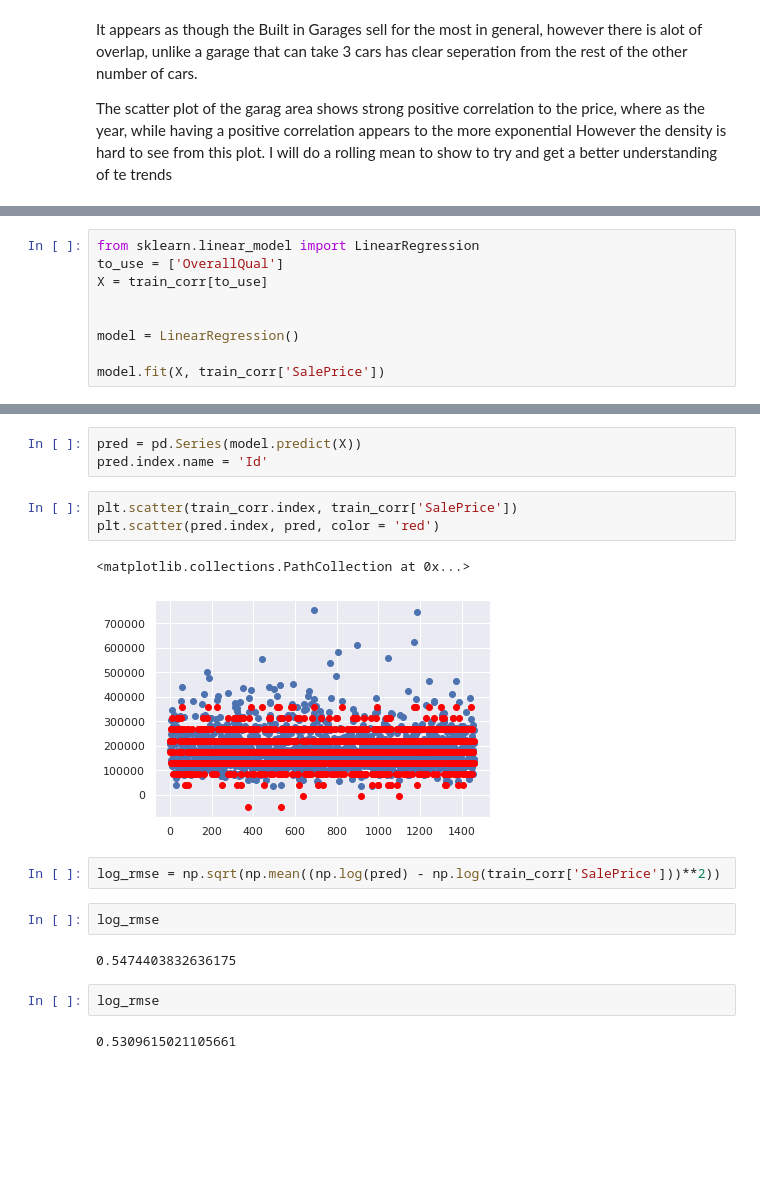
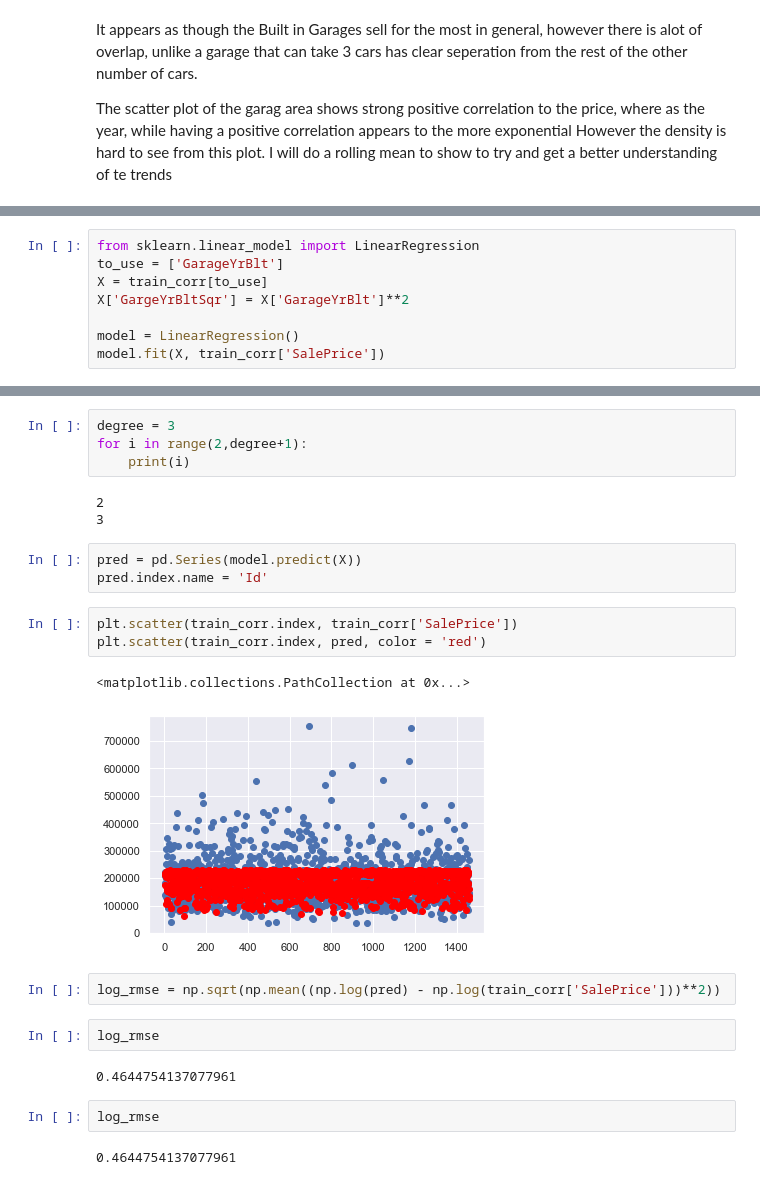
Before and after one commit to bhollands/Iowa-house-prices-advanced-regression, a Jupyter notebook: EDA.ipynb, the cells around one changed output, grey strips where cells are left out. Saved outputs shown, nothing was run; the diff lists cells and outputs as text; blank space fills up the shorter version.

```diff
--- a/EDA.ipynb
+++ b/EDA.ipynb
@@ -198,10 +196,9 @@ See the caveats in the documentation: https://pandas.pydata.org/pandas-docs/stab
 # %%
 from sklearn.linear_model import LinearRegression
-to_use = ['OverallQual']
+to_use = ['GarageYrBlt']
 X = train_corr[to_use]
-
+X['GargeYrBltSqr'] = X['GarageYrBlt']**2
 
 model = LinearRegression()
-
 model.fit(X, train_corr['SalePrice'])
 # %% [output]
@@ -209,20 +235,27 @@ LinearRegression()
+# %%
+degree = 3
+for i in range(2,degree+1):
+    print(i)
+# %% [output]
+2
+3
 # %%
 pred = pd.Series(model.predict(X))
 pred.index.name = 'Id'
 # %%
 plt.scatter(train_corr.index, train_corr['SalePrice'])
-plt.scatter(pred.index, pred, color = 'red')
+plt.scatter(train_corr.index, pred, color = 'red')
 # %% [output]
 <matplotlib.collections.PathCollection at 0x...>
-[figure, old version]
+[figure, new version]
 # %%
 log_rmse = np.sqrt(np.mean((np.log(pred) - np.log(train_corr['SalePrice']))**2))
 # %%
 log_rmse
 # %% [output]
-0.5474403832636175
+0.4644754137077961
 # %%
 log_rmse
 # %% [output]
-0.5309615021105661
+0.4644754137077961
 # %%
```
Also changed, not shown: parts of 12 cells of this notebook.
